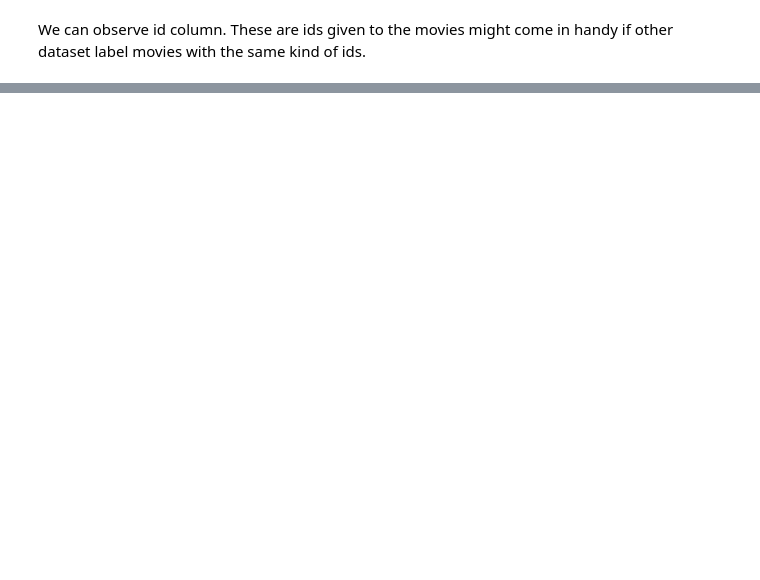
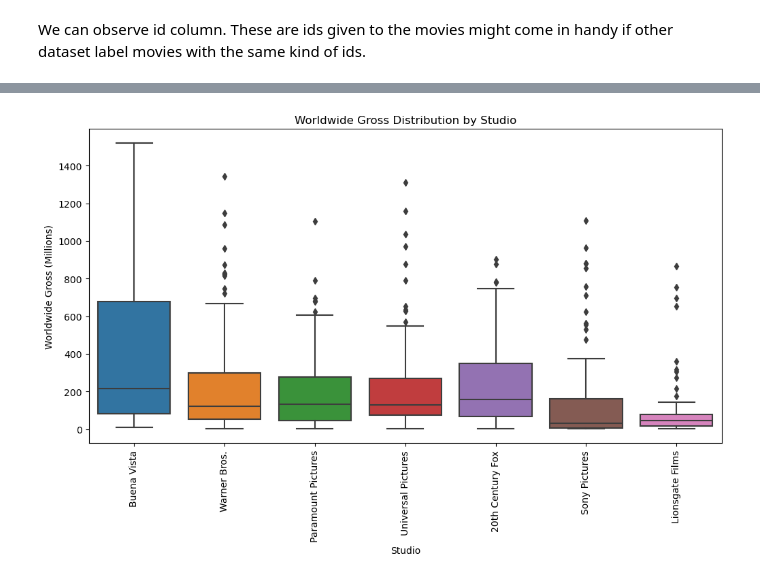
Before and after one commit to Rodgerdev/movies_data_project, a Jupyter notebook: phase 2 project.ipynb, the cells around one changed output, grey strips where cells are left out. Saved outputs shown, nothing was run; the diff lists cells and outputs as text; code cells hidden in the pictures; blank space fills up the shorter version.

```diff
--- a/phase 2 project.ipynb
+++ b/phase 2 project.ipynb
@@ -763,0 +1042,11 @@ df_bom['foreign_gross'] = df_bom['foreign_gross'] / 1_000_000
+# %%
+# Boxplot for worldwide_gross to check outliers visually
+plt.figure(figsize=(12, 6))
+sns.boxplot(data=df_bom_top_studios, x='studio', y='worldwide_gross')
+plt.title('Worldwide Gross Distribution by Studio')
+plt.xlabel('Studio')
+plt.ylabel('Worldwide Gross (Millions)')
+plt.xticks(rotation=90)
+plt.show()
+# %% [output]
+[figure, added]
```
Also changed, not shown: parts of 135 cells of this notebook, 2 other files.
